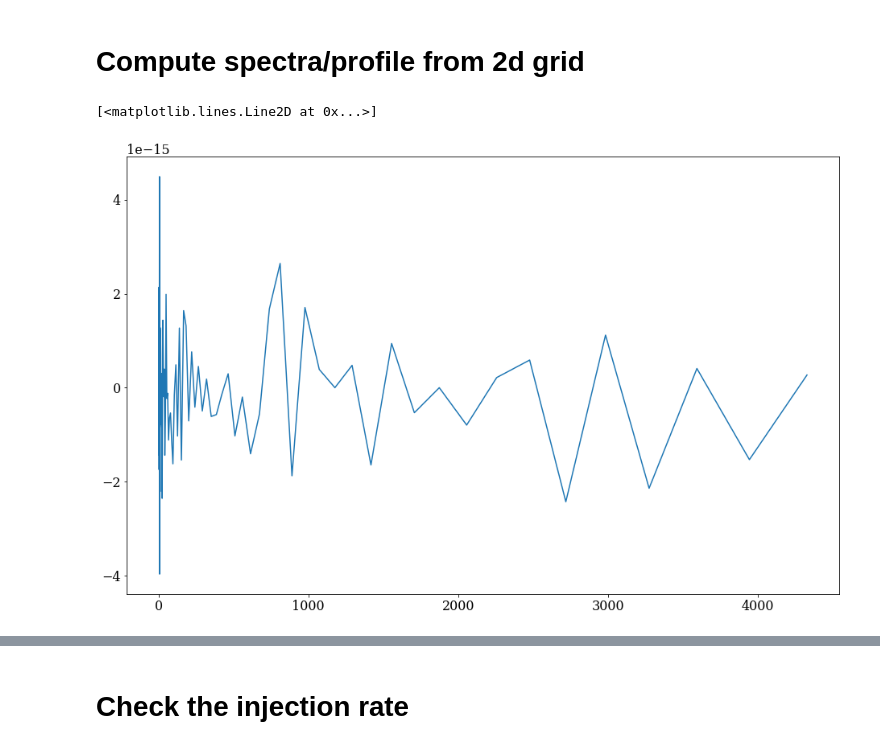
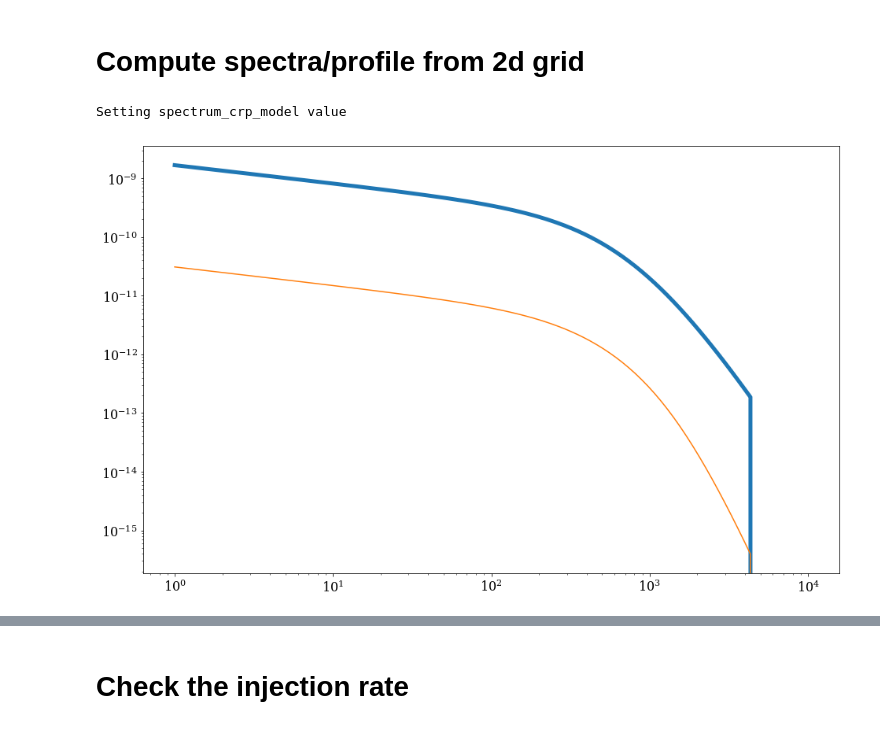
Before and after one commit to renlliang3/ClusterModel, a Jupyter notebook: notebook/model_dev_parameters.ipynb, the cells around one changed output, grey strips where cells are left out. Drawn from its saved outputs; the diff is of its cells as text; code cells hidden in the pictures.

Commit message:
compute CRe spectrum / profile

```diff
--- a/notebook/model_dev_parameters.ipynb
+++ b/notebook/model_dev_parameters.ipynb
@@ -34,7 +34,7 @@ clust.helium_mass_fraction = 0.0
 clust.abundance = 0.0
 clust.Epmax = 1e7*u.GeV
 
-clust.Npt_per_decade_integ = 100
+clust.Npt_per_decade_integ = 10
 # %% [output]
 =====================================================================
                       ___   __    ___   __   __
@@ -54,15 +54,18 @@ Setting Epmax value
 Setting number of point per decade (for integration) value
 # %% [markdown]
 # Compute spectra/profile from 2d grid
+# %%
+clust.spectrum_crp_model = {'Index': 2.5, 'PivotEnergy': 1*u.TeV, 'name': 'PowerLaw'}
+# %% [output]
+Setting spectrum_crp_model value
 # %%
-e1, s1 = clust.get_density_crp_profile()
+e1, s1 = clust.get_density_crp_profile(Energy_density=False)
+e2, s2 = clust.get_density_cre_profile(Energy_density=False)
-# %%
-e2, s2 = clust.get_density_crp_profile2()
 # %%
 plt.figure(2, figsize=(15,10))
-#plt.loglog(e1,s1, linewidth=5)
-#plt.loglog(e2,s2)
-plt.plot(e1, (s1-s2)/s1)
+plt.loglog(e1,s1, linewidth=5)
+plt.loglog(e2,s2)
+#plt.loglog(e2,s2/s1)
+plt.xscale('log')
 # %% [output]
-[<matplotlib.lines.Line2D at 0x...>]
-[figure, old version]
+[figure, new version]
```
Also changed, not shown: parts of 2 cells of this notebook, 1 other file.
